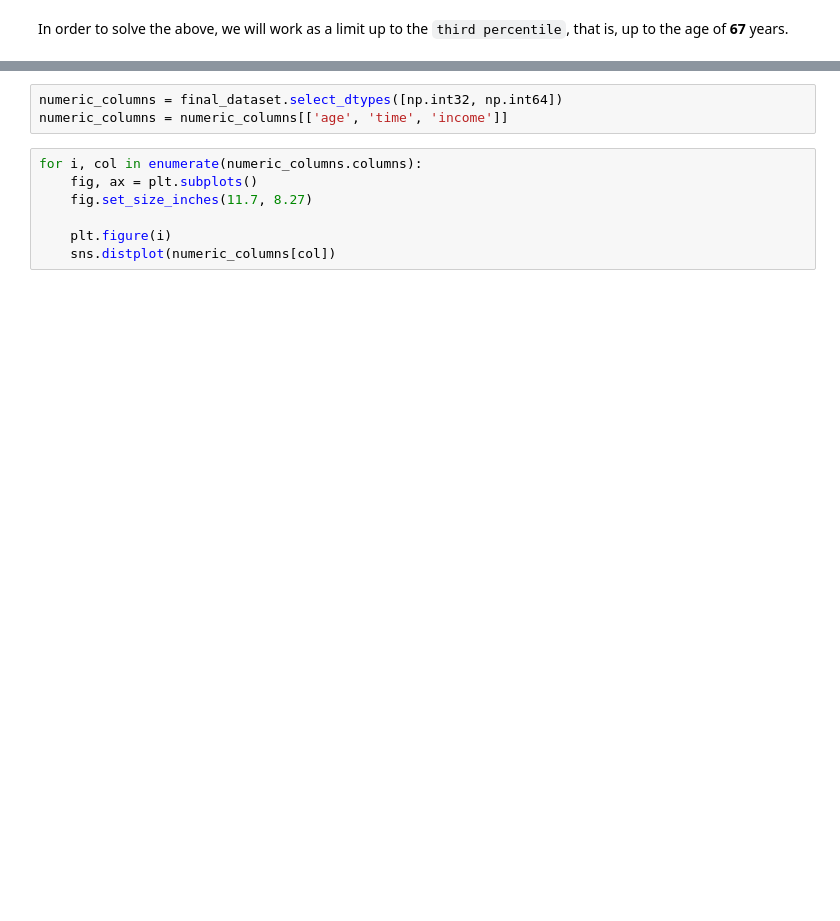
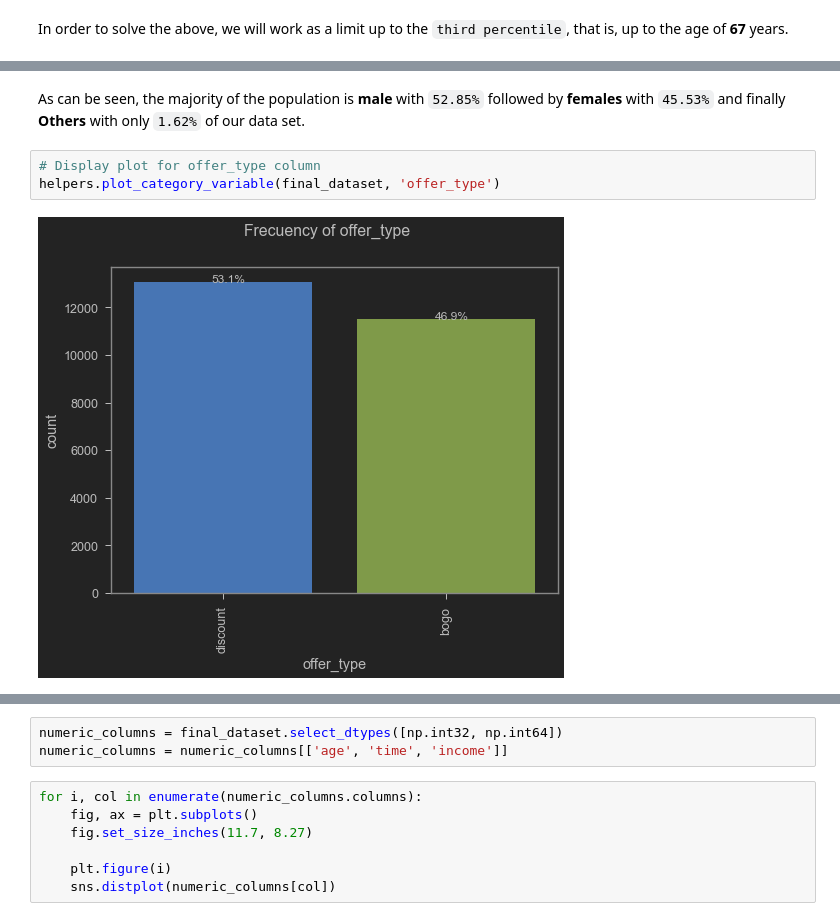
Before and after one commit to cbarros7/ml_engineer_nanodegree, a Jupyter notebook: capstone_project/Starbucks_Capstone_notebook.ipynb, the cells around one changed output, grey strips where cells are left out. Drawn from its saved outputs; the diff is of its cells as text; blank space fills up the shorter version.

```diff
--- a/capstone_project/Starbucks_Capstone_notebook.ipynb
+++ b/capstone_project/Starbucks_Capstone_notebook.ipynb
@@ -427,0 +410,7 @@ final_dataset = final_dataset[final_dataset['age'] <= 67]
+# %% [markdown]
+As can be seen, the majority of the population is **male** with ``52.85%`` followed by **females** with ``45.53%`` and finally **Others** with only ``1.62%`` of our data set.
+# %%
+# Display plot for offer_type column
+helpers.plot_category_variable(final_dataset, 'offer_type')
+# %% [output]
+[figure, added]
```
Also changed, not shown: parts of 26 cells of this notebook.
